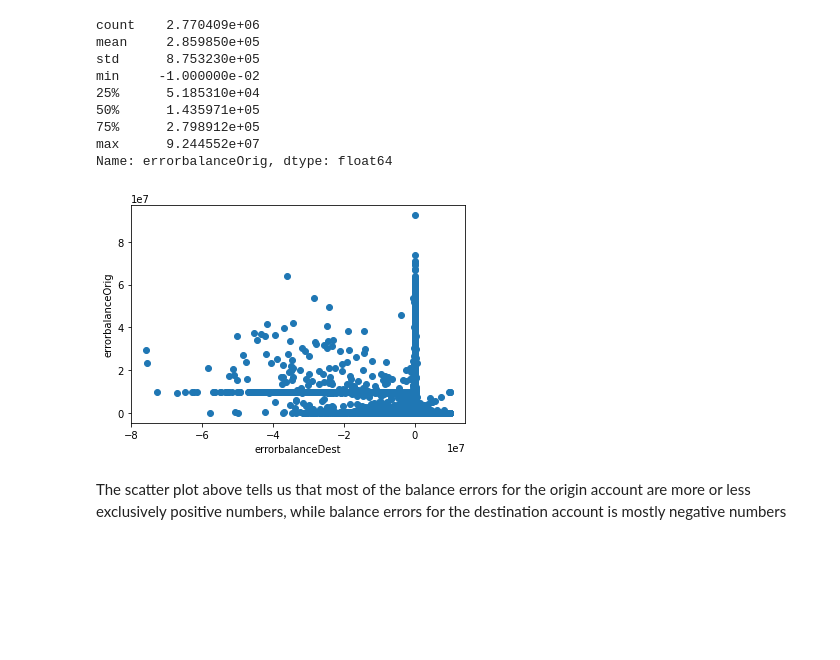
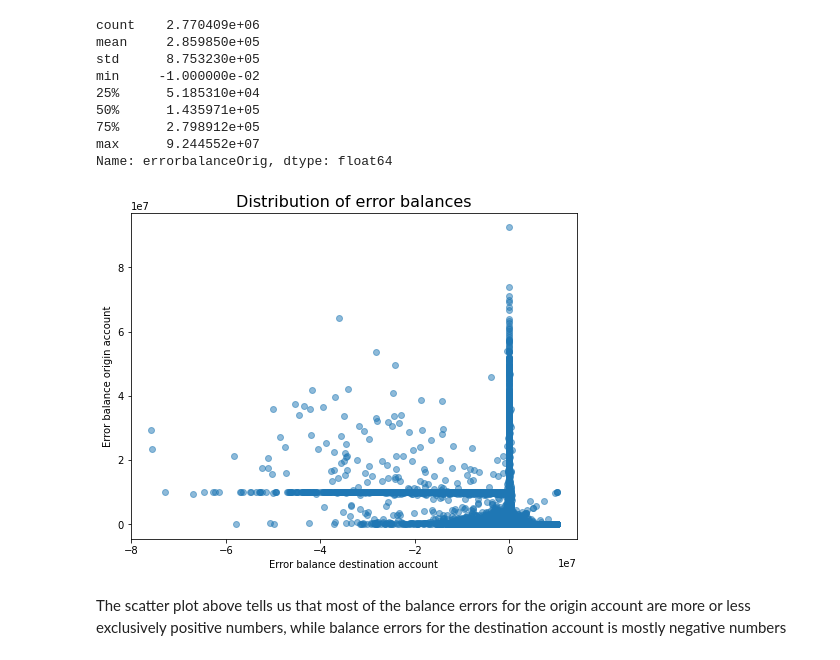
Before and after one commit to hakondoksrod/financial-fraud-detection-imbalanced-data, a Jupyter notebook: fraud_detection.ipynb, the cells around one changed output. Drawn from its saved outputs; the diff is of its cells as text; code cells hidden in the pictures; blank space fills up the shorter version.

```diff
--- a/fraud_detection.ipynb
+++ b/fraud_detection.ipynb
@@ -188,11 +191,13 @@ min     -1.000000e-02
 max      9.244552e+07
 Name: errorbalanceOrig, dtype: float64
 # %%
-plt.scatter(data=df_new, x='errorbalanceDest', y='errorbalanceOrig')
-plt.xlabel('errorbalanceDest')
-plt.ylabel('errorbalanceOrig');
+plt.figure(figsize=[8,6])
+plt.scatter(data=df_new, x='errorbalanceDest', y='errorbalanceOrig', alpha=0.5)
+plt.title('Distribution of error balances', size=16)
+plt.xlabel('Error balance destination account')
+plt.ylabel('Error balance origin account');
 # %% [output]
-[figure, old version]
+[figure, new version]
 # %% [markdown]
 The scatter plot above tells us that most of the balance errors for the origin account are more or less exclusively positive numbers, while balance errors for the destination account is mostly negative numbers
 # %%
```
Also changed, not shown: parts of 9 cells of this notebook.
